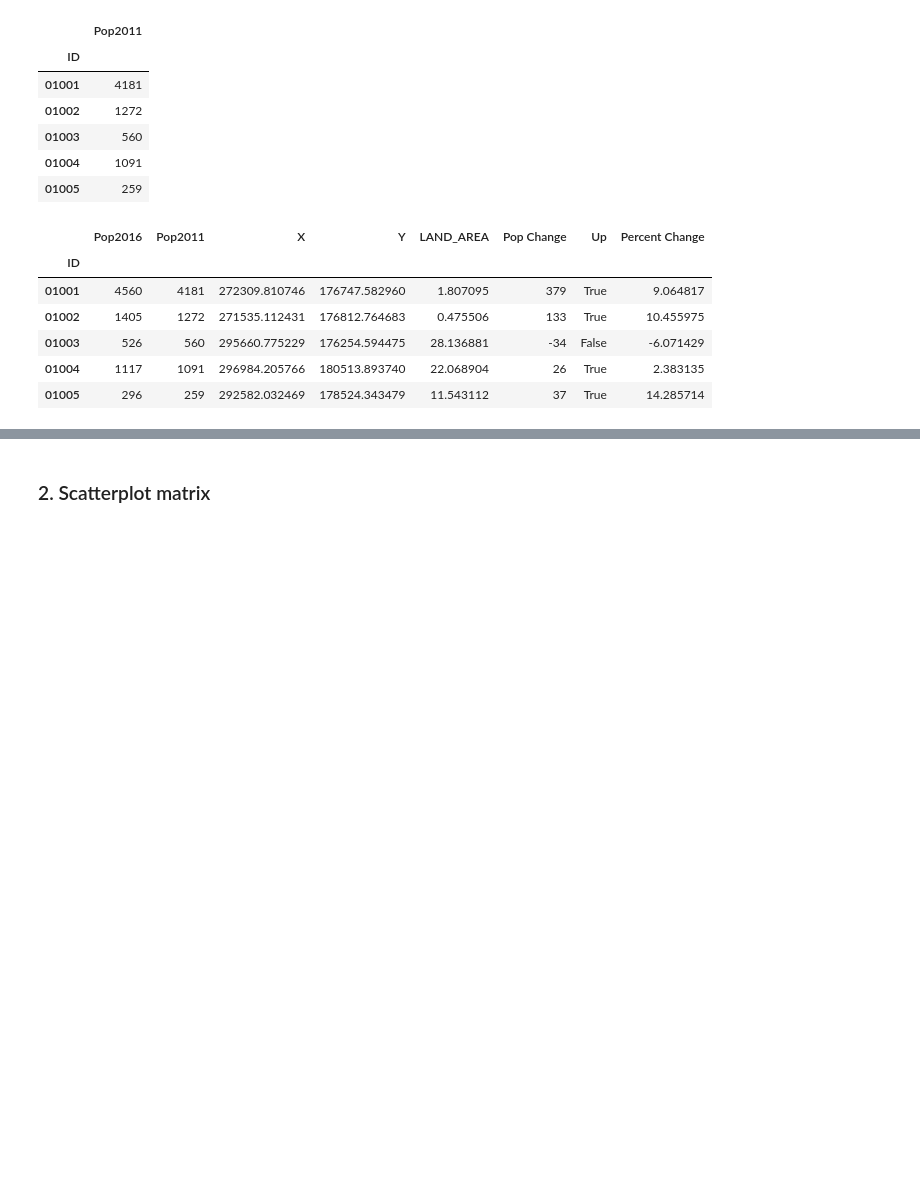
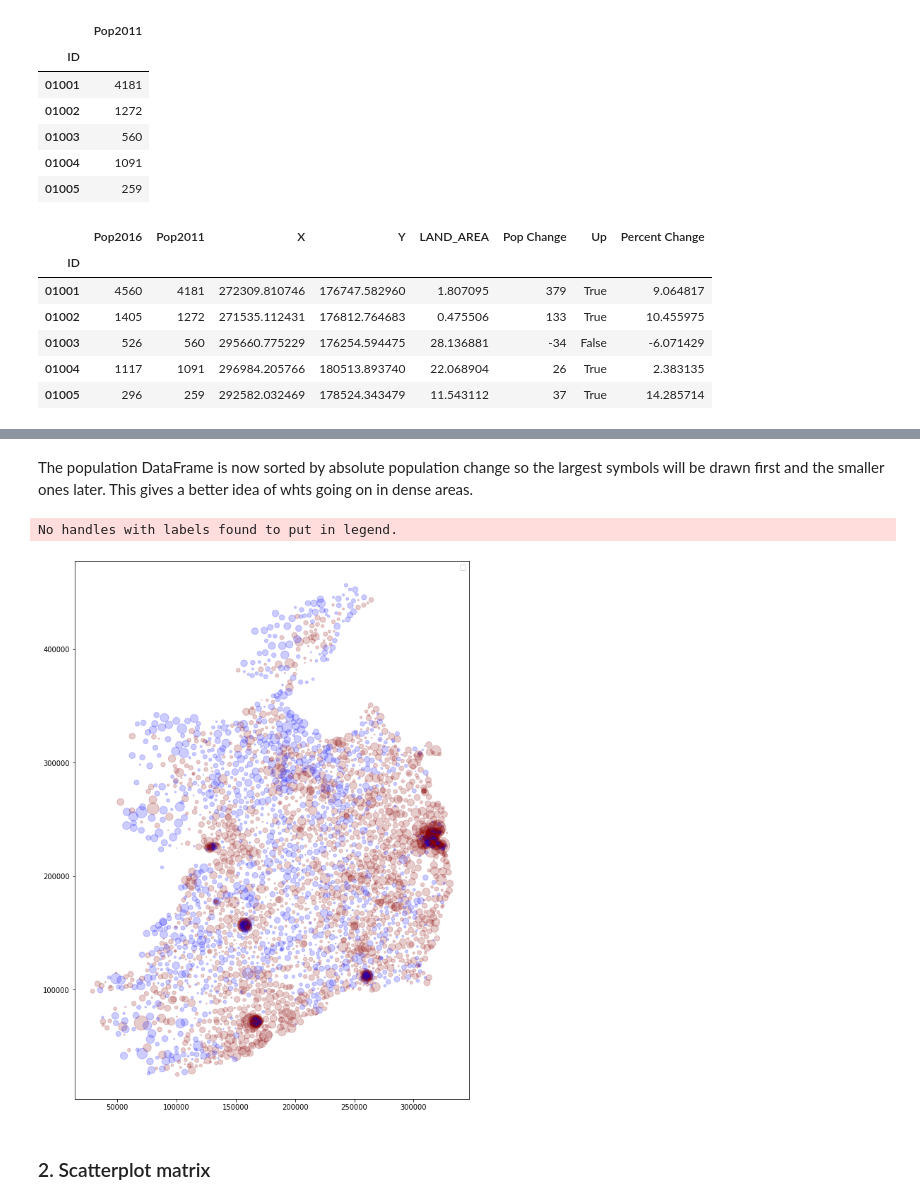
Before and after one commit to fod/fundamentals-data-analysis, a Jupyter notebook: pyplot.ipynb, the cells around one changed output, grey strips where cells are left out. Drawn from its saved outputs; the diff is of its cells as text; code cells hidden in the pictures; blank space fills up the shorter version.

```diff
--- a/pyplot.ipynb
+++ b/pyplot.ipynb
@@ -134,0 +148,3 @@ pop.head()
+# %%
+sorted_pop = pop.sort_values(by='Percent Change', key=abs, ascending=False)
+sorted_pop.head()
@@ -135,3 +159,14 @@ pop.head()
+# %% [markdown]
+The population DataFrame is now sorted by absolute population change so the largest symbols will be drawn first and the smaller ones later. This gives a better idea of whts going on in dense areas.
+# %%
+#fig, ax = plt.subplots()
+plt.figure(figsize=(10, 14))
+plt.scatter(x=sorted_pop['X'], y=sorted_pop['Y'], alpha=0.2, c=np.where(sorted_pop['Up'], 'darkred', 'blue'), s=abs(sorted_pop['Percent Change'] * 10))
+plt.legend()
+plt.show()
+# %% [output]
+No handles with labels found to put in legend.
+[figure, added]
 # %% [markdown]
 ### 2. Scatterplot matrix
 # %% [markdown]
```
Also changed, not shown: parts of 3 cells of this notebook.
